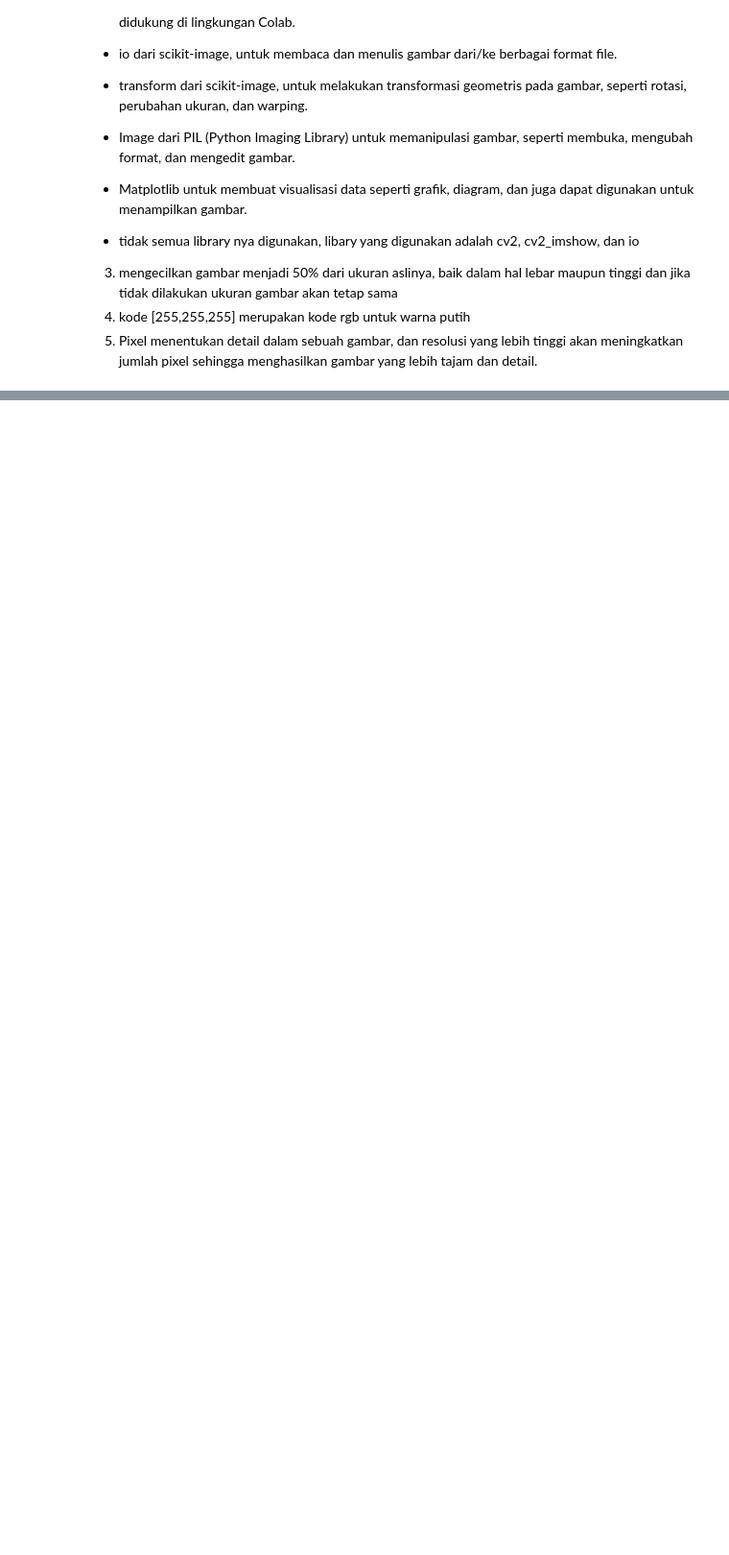
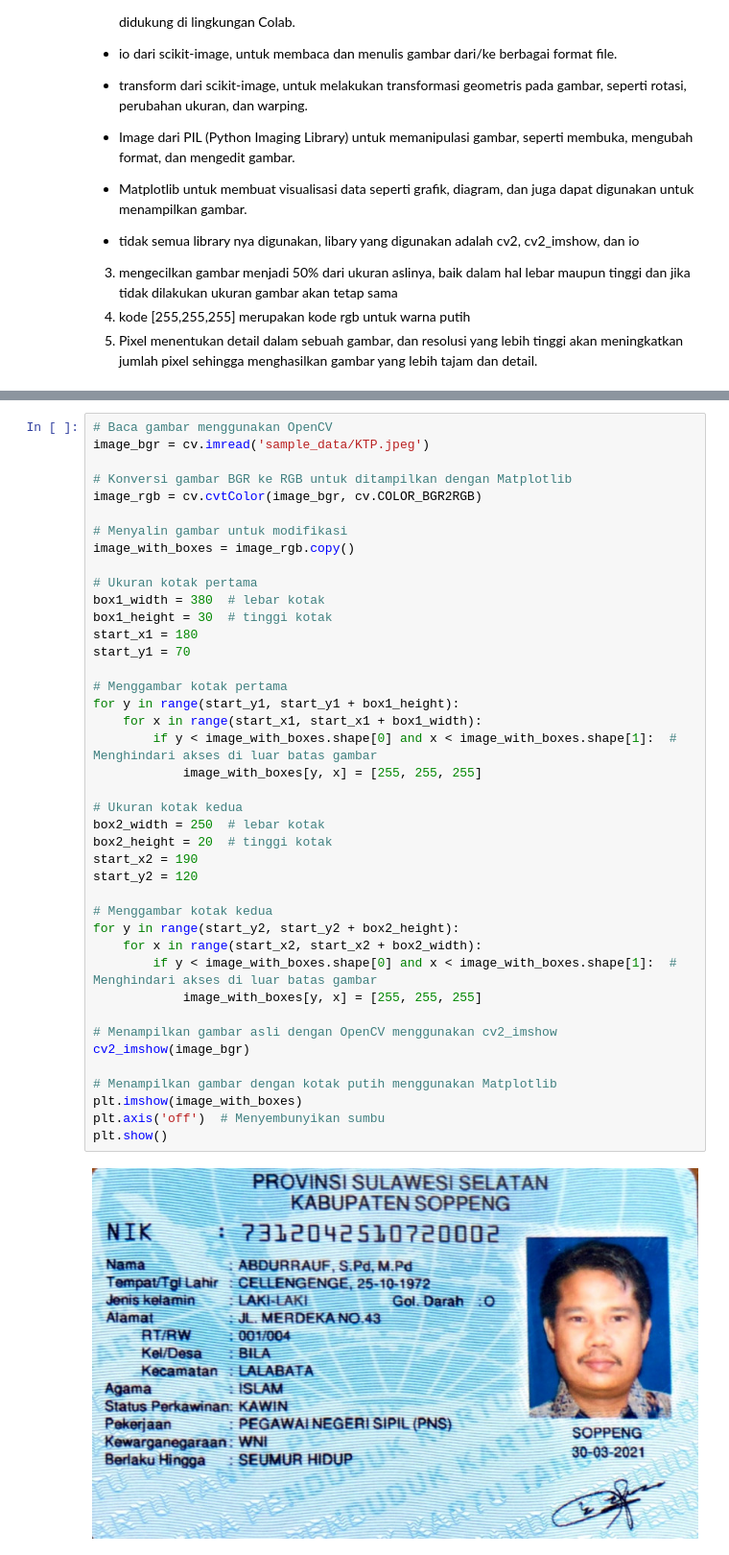
Before and after one commit to MuhammadAinurRiziq13/PCVK_2024_19, a Jupyter notebook: Week1.ipynb, the cells around one changed output, grey strips where cells are left out. Shown at 96% size. Drawn from its saved outputs; the diff is of its cells as text; blank space fills up the shorter version.

```diff
--- a/Week1.ipynb
+++ b/Week1.ipynb
@@ -94,0 +180,43 @@ Apakah kegunaan kode [255,255,255] ? Jelaskan!
+# %%
+# Baca gambar menggunakan OpenCV
+image_bgr = cv.imread('sample_data/KTP.jpeg')
+
+# Konversi gambar BGR ke RGB untuk ditampilkan dengan Matplotlib
+image_rgb = cv.cvtColor(image_bgr, cv.COLOR_BGR2RGB)
+
+# Menyalin gambar untuk modifikasi
+image_with_boxes = image_rgb.copy()
+
+# Ukuran kotak pertama
+box1_width = 380  # lebar kotak
+box1_height = 30  # tinggi kotak
+start_x1 = 180
+start_y1 = 70
+
+# Menggambar kotak pertama
+for y in range(start_y1, start_y1 + box1_height):
+    for x in range(start_x1, start_x1 + box1_width):
+        if y < image_with_boxes.shape[0] and x < image_with_boxes.shape[1]:  # Menghindari akses di luar batas gambar
+            image_with_boxes[y, x] = [255, 255, 255]
+
+# Ukuran kotak kedua
+box2_width = 250  # lebar kotak
+box2_height = 20  # tinggi kotak
+start_x2 = 190
+start_y2 = 120
+
+# Menggambar kotak kedua
+for y in range(start_y2, start_y2 + box2_height):
+    for x in range(start_x2, start_x2 + box2_width):
+        if y < image_with_boxes.shape[0] and x < image_with_boxes.shape[1]:  # Menghindari akses di luar batas gambar
+            image_with_boxes[y, x] = [255, 255, 255]
+
+# Menampilkan gambar asli dengan OpenCV menggunakan cv2_imshow
+cv2_imshow(image_bgr)
+
+# Menampilkan gambar dengan kotak putih menggunakan Matplotlib
+plt.imshow(image_with_boxes)
+plt.axis('off')  # Menyembunyikan sumbu
+plt.show()
+# %% [output]
+[figure, added]
```
Also changed, not shown: parts of 7 cells of this notebook.
